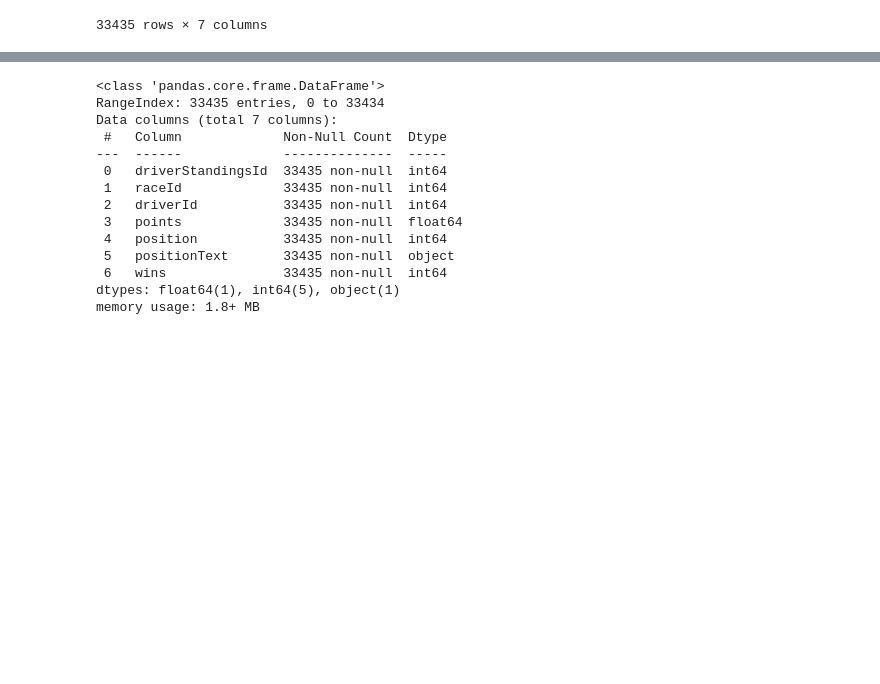
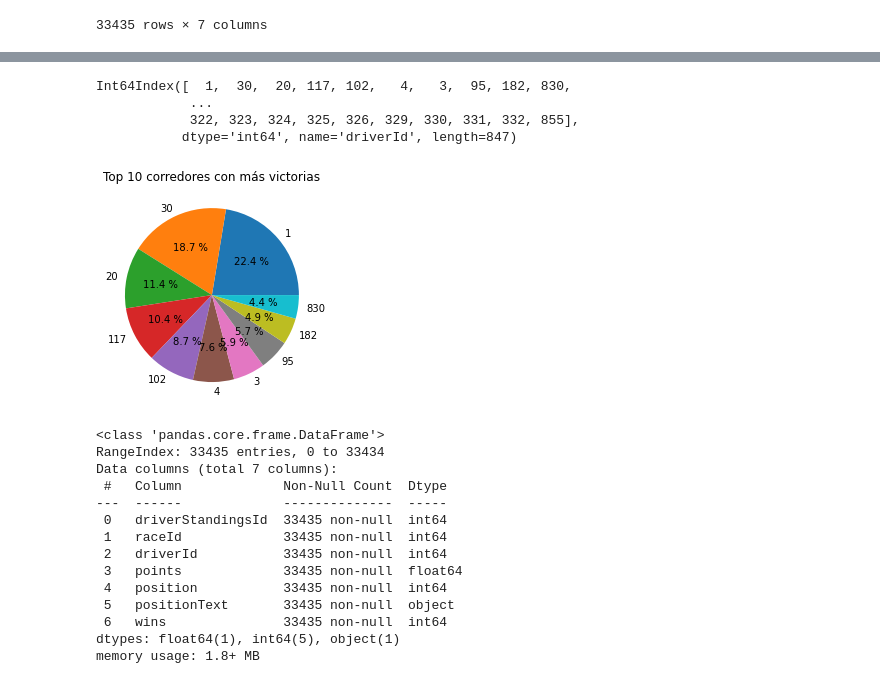
Before and after one commit to Elmatinho/DataScience_Unilever, a Jupyter notebook: Semana_2/Clases/Sexta_clase_04_04_2022.ipynb, the cells around one changed output, grey strips where cells are left out. Cells and saved outputs as stored; diff of their text form; code cells hidden in the pictures; blank space fills up the shorter version.

```diff
--- a/Semana_2/Clases/Sexta_clase_04_04_2022.ipynb
+++ b/Semana_2/Clases/Sexta_clase_04_04_2022.ipynb
@@ -248,3 +251,6 @@ f1_driver_standing_df
 | 33433 | 71250 | 89 | 38 | 0.0 | 25 | 25 | 0 |
 | 33434 | 71251 | 89 | 42 | 2.0 | 22 | 22 | 0 |
 33435 rows × 7 columns
+# %%
+dfx=f1_driver_standing_df.groupby(['driverId'])[['wins']].sum().sort_values(by='wins',ascending=False)
+dfx
@@ -250,0 +272,7 @@ f1_driver_standing_df
+# %%
+dfx.index
+# %% [output]
+Int64Index([  1,  30,  20, 117, 102,   4,   3,  95, 182, 830,
+            ...
+            322, 323, 324, 325, 326, 329, 330, 331, 332, 855],
+           dtype='int64', name='driverId', length=847)
@@ -251,3 +281,10 @@ f1_driver_standing_df
+# %%
+
+plt.pie(dfx['wins'].head(10), labels=dfx.index[0:10],autopct="%0.1f %%")
+plt.title('Top 10 corredores con más victorias')
+plt.show()
+# %% [output]
+[figure, added]
 # %%
 f1_driver_standing_df.info()
 # %% [output]
```
Also changed, not shown: parts of 3 cells of this notebook, 1 other file.
